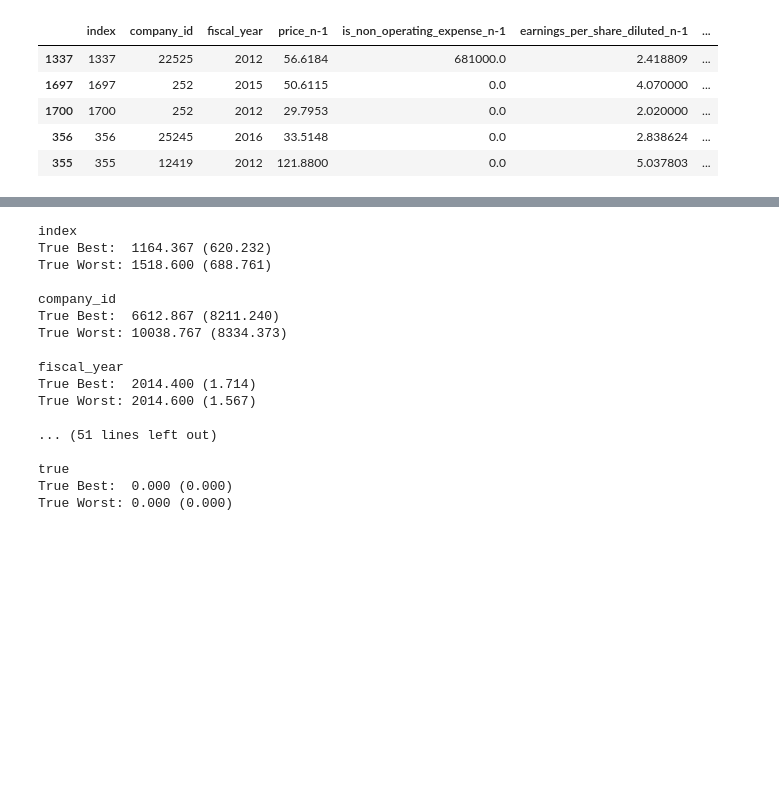
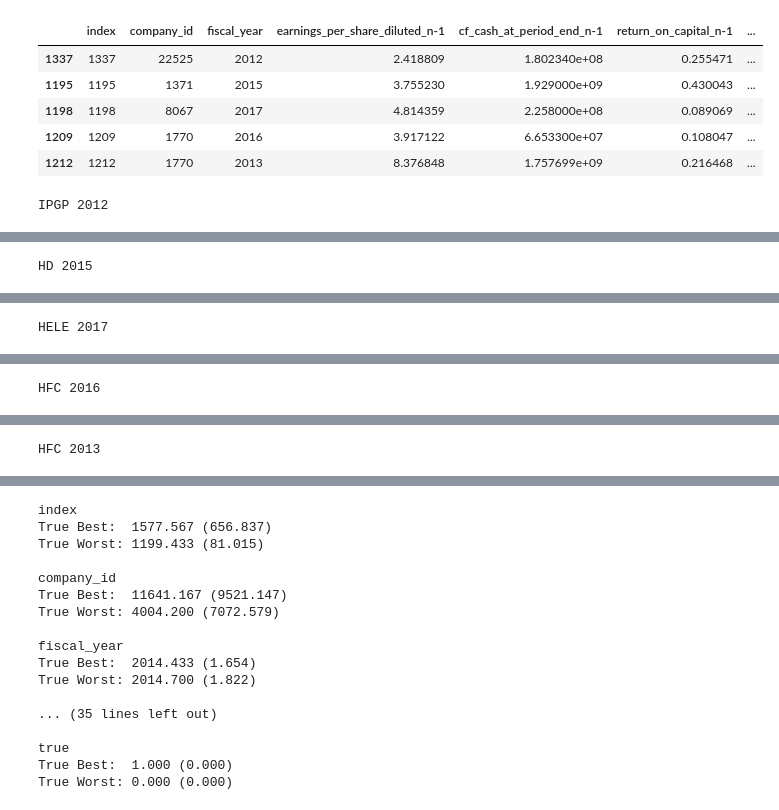
Before and after one commit to Pra10sun/codebase, a Jupyter notebook: apps/income_prediction/eda/Shap Values.ipynb, the cells around one changed output, grey strips where cells are left out. Saved outputs shown, nothing was run; the diff lists cells and outputs as text; code cells hidden in the pictures; blank space fills up the shorter version.

```diff
--- a/apps/income_prediction/eda/Shap Values.ipynb
+++ b/apps/income_prediction/eda/Shap Values.ipynb
@@ -88,60 +79,68 @@ X.describe()
 # %%
 X_ = X.copy()
 X_['proba'] = model.predict_proba(X)[:, 1]
 X_['true'] = y[5]
 X_.reset_index(inplace=True)
 X_[X_['true'] == 0].sort_values(by=['proba'], ascending=True)
 
 def get_true_best(X_, limit=3):
     return X_.reset_index()[X_['true'] == 1].sort_values(by=['proba'], ascending=False).iloc[:limit]
 
 def get_true_worst(X_, limit=3):
     return X_.reset_index()[X_['true'] == 1].sort_values(by=['proba'], ascending=True).iloc[:limit]
 
 def get_false_best(X_, limit=3):
     return X_.reset_index()[X_['true'] == 0].sort_values(by=['proba'], ascending=True).iloc[:limit]
 
 def get_false_worst(X_, limit=3):
     return X_.reset_index()[X_['true'] == 0].sort_values(by=['proba'], ascending=False).iloc[:limit]
 
-X_temp = get_false_correct(X_, 5)
+X_temp = get_false_best(X_, 5)
 display(X_temp)
 for i in range(len(X_temp)):
     idx = X_temp.iloc[i]['index']
     p = shap.force_plot(explainer.expected_value[1], shap_values[1][int(idx)], X.iloc[[idx]])
+    company_id = list(X.iloc[[idx]].index[0])[0]
+    year = list(X.iloc[[idx]].index[0])[1]
+    print(app.df[app.df['company_id'] == company_id].ticker.iloc[0], year)
     display(p)
 # %% [output]
-|  | index | company_id | fiscal_year | price_n-1 | is_non_operating_expense_n-1 | earnings_per_share_diluted_n-1 | ... |
-| 1337 | 1337 | 22525 | 2012 | 56.6184 | 681000.0 | 2.418809 | ... |
-| 1697 | 1697 | 252 | 2015 | 50.6115 | 0.0 | 4.070000 | ... |
-| 1700 | 1700 | 252 | 2012 | 29.7953 | 0.0 | 2.020000 | ... |
-| 356 | 356 | 25245 | 2016 | 33.5148 | 0.0 | 2.838624 | ... |
-| 355 | 355 | 12419 | 2012 | 121.8800 | 0.0 | 5.037803 | ... |
+|  | index | company_id | fiscal_year | earnings_per_share_diluted_n-1 | cf_cash_at_period_end_n-1 | return_on_capital_n-1 | ... |
+| 1337 | 1337 | 22525 | 2012 | 2.418809 | 1.802340e+08 | 0.255471 | ... |
+| 1195 | 1195 | 1371 | 2015 | 3.755230 | 1.929000e+09 | 0.430043 | ... |
+| 1198 | 1198 | 8067 | 2017 | 4.814359 | 2.258000e+08 | 0.089069 | ... |
+| 1209 | 1209 | 1770 | 2016 | 3.917122 | 6.653300e+07 | 0.108047 | ... |
+| 1212 | 1212 | 1770 | 2013 | 8.376848 | 1.757699e+09 | 0.216468 | ... |
+IPGP 2012
 [interactive output not drawn]
+HD 2015
 [interactive output not drawn]
+HELE 2017
 [interactive output not drawn]
+HFC 2016
 [interactive output not drawn]
+HFC 2013
 [interactive output not drawn]
 # %%
-X_tb = get_false_best(X_, 30)
-X_tw = get_false_worst(X_, 30)
+X_tb = get_true_best(X_, 30)
+X_tw = get_false_best(X_, 30)
 for column in X_tb:
     print(f'{column} \nTrue Best:  {(X_tb[column].mean()):.3f} ({(X_tb[column].std()):.3f}) \nTrue Worst: {(X_tw[column].mean()):.3f} ({(X_tw[column].std()):.3f})\n')
 # %% [output]
 index
-True Best:  1164.367 (620.232)
-True Worst: 1518.600 (688.761)
+True Best:  1577.567 (656.837)
+True Worst: 1199.433 (81.015)
 
 company_id
-True Best:  6612.867 (8211.240)
-True Worst: 10038.767 (8334.373)
+True Best:  11641.167 (9521.147)
+True Worst: 4004.200 (7072.579)
 
 fiscal_year
-True Best:  2014.400 (1.714)
-True Worst: 2014.600 (1.567)
+True Best:  2014.433 (1.654)
+True Worst: 2014.700 (1.822)
 
-... (51 lines left out)
+... (35 lines left out)
 
 true
-True Best:  0.000 (0.000)
+True Best:  1.000 (0.000)
 True Worst: 0.000 (0.000)
```
Also changed, not shown: parts of 5 cells of this notebook, 10 other files.
